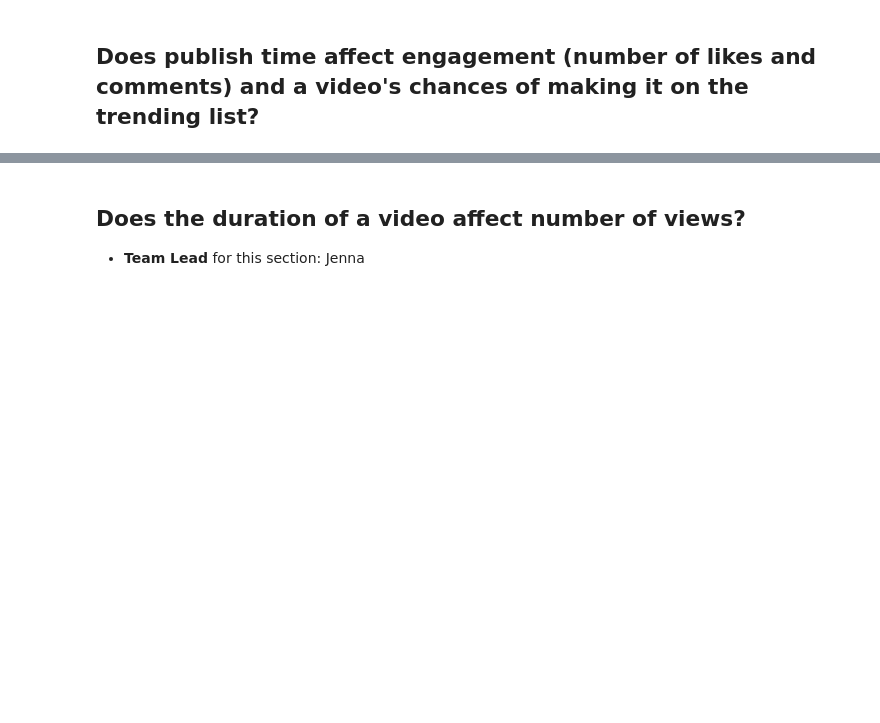
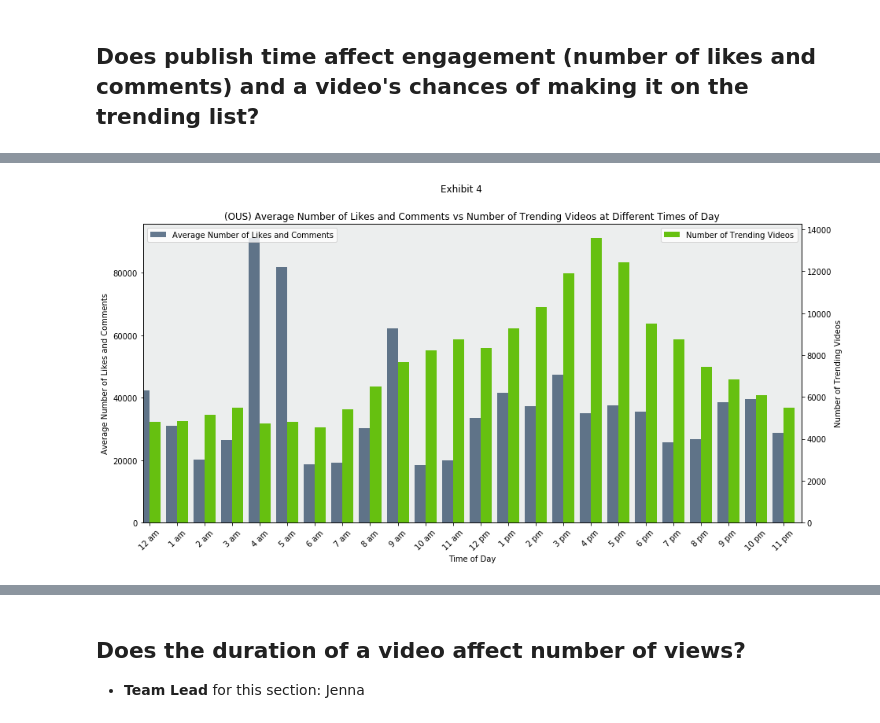
Before and after one commit to philipstubbs13/team_hopper, a Jupyter notebook: youtube_trends.ipynb, the cells around one changed output, grey strips where cells are left out. Drawn from its saved outputs; the diff is of its cells as text; code cells hidden in the pictures; blank space fills up the shorter version.

```diff
--- a/youtube_trends.ipynb
+++ b/youtube_trends.ipynb
@@ -774,30 +1033,33 @@ ax2 = ax.twinx()
 ax.set_facecolor('#A5ACAF35')
 
 # Set the width of the bars.
 width = 0.4
 
 # Plot average number of likes and comments.
 ous_time_of_day_df["Average Number of Likes and Comments"].plot(kind='bar', ax=ax, width=width, position=1, figsize=(15,7), color='#002145', alpha=0.6)
 # Plot number of trending videos on the same plot.
 ous_time_of_day_df["Number of Trending Videos"].plot(kind='bar', ax=ax2, width=width, position=0,  color='#66C010', alpha=1.0)
 
 # Rotate the xtick labels.
 for tick in ax.get_xticklabels():
     tick.set_rotation(45)
 
 # Give the plot a title.
 plt.title("(OUS) Average Number of Likes and Comments vs Number of Trending Videos at Different Times of Day")
+plt.suptitle("Exhibit 4")
 
 # Add labels to y-axes.
 ax.set_ylabel('Average Number of Likes and Comments')
 ax2.set_ylabel('Number of Trending Videos')
 
 # Add legends.
 ax.legend(["Average Number of Likes and Comments"], loc="upper left");
 ax2.legend(["Number of Trending Videos"], loc="upper right");
 
 # Save figure as an image.
 plt.savefig("./Images/time_of_day_ous.png", bbox_inches='tight')
 
 # Show plot
 plt.show()
+# %% [output]
+[figure, added]
```
Also changed, not shown: parts of 34 cells of this notebook, 4 other files.
